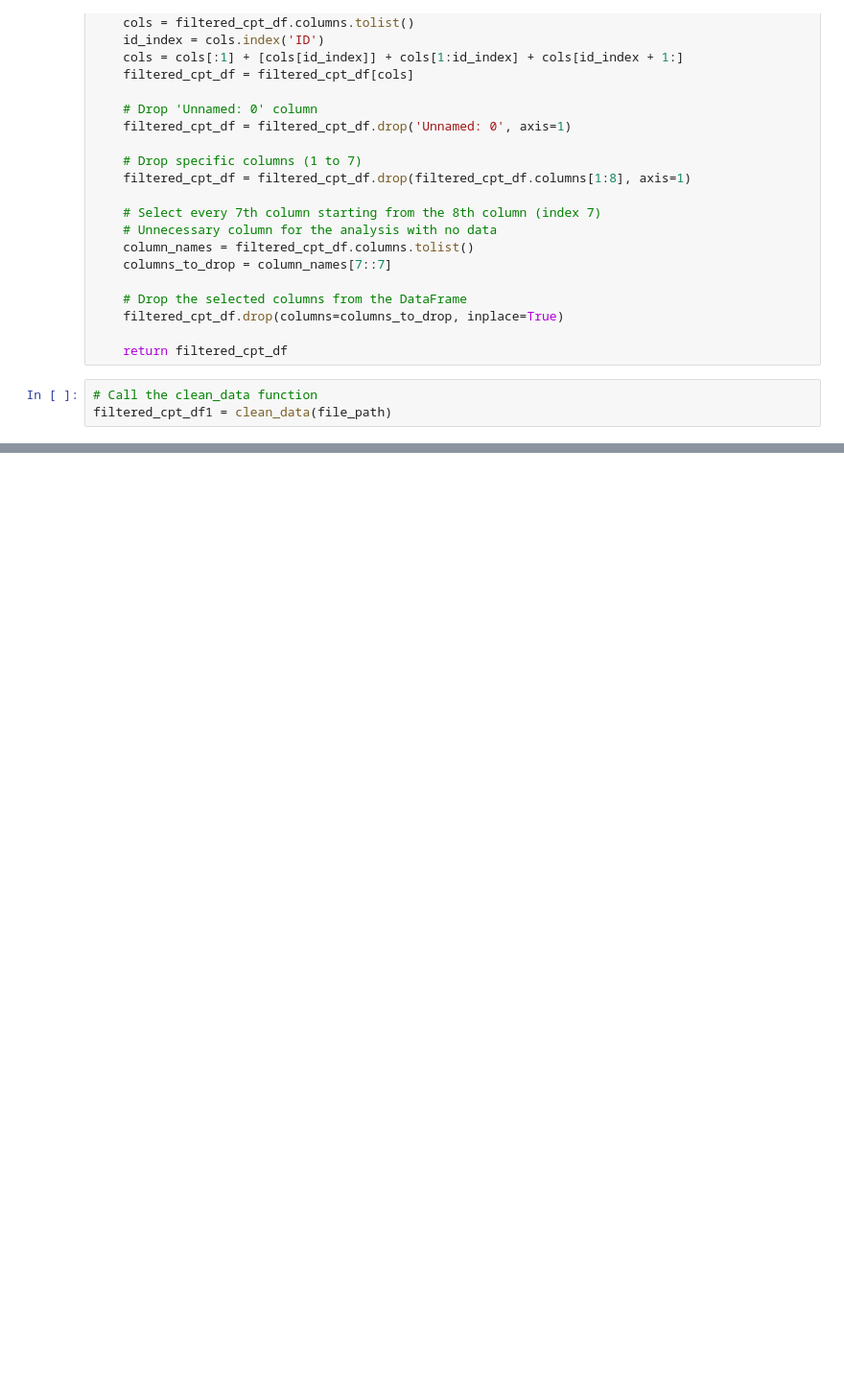
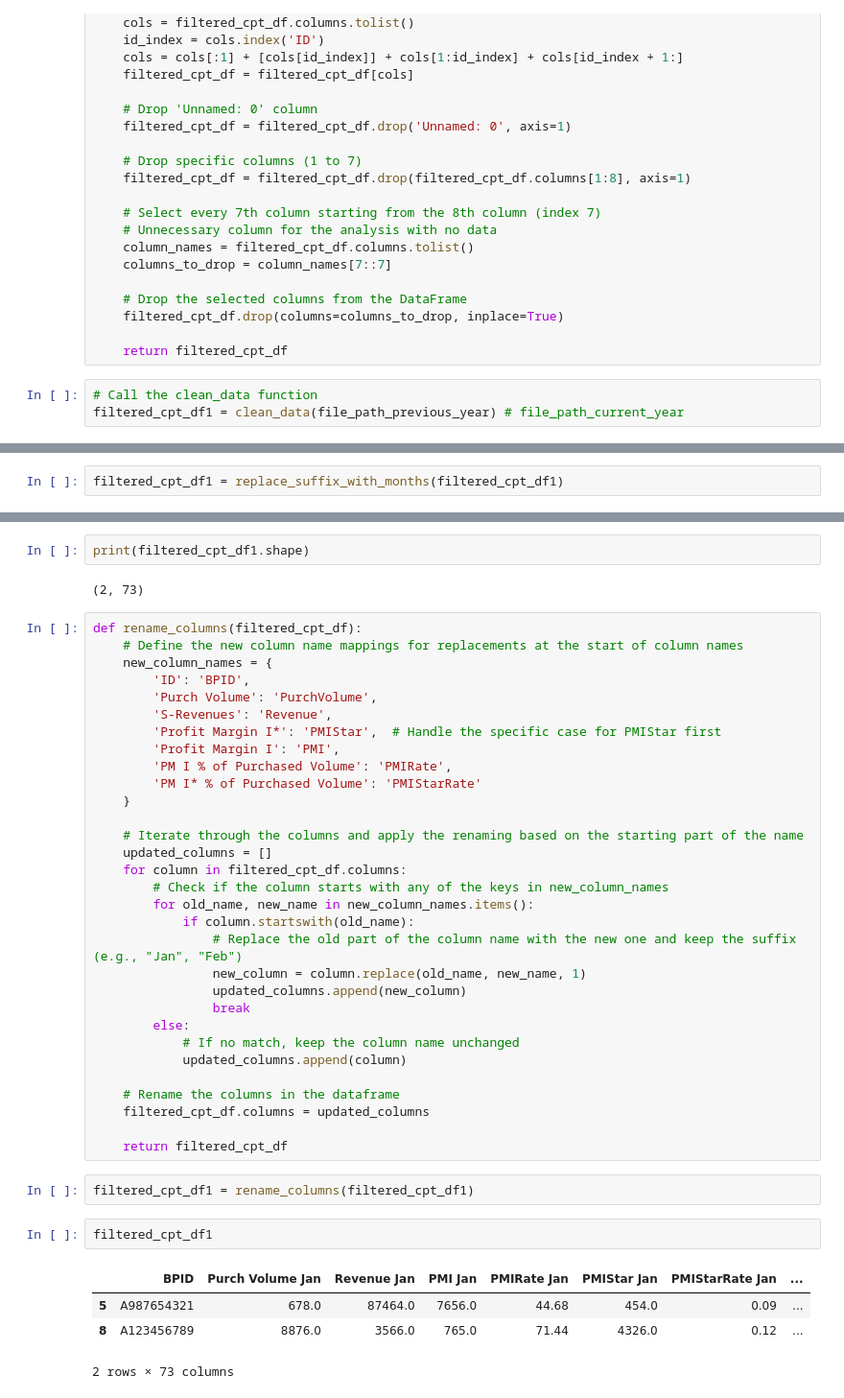
Before and after one commit to yonabell/Report, a Jupyter notebook: Reporting_final_python_code.ipynb, the cells around one changed output, grey strips where cells are left out. Shown at 96% size. Saved outputs shown, nothing was run; the diff lists cells and outputs as text; blank space fills up the shorter version.

```diff
--- a/Reporting_final_python_code.ipynb
+++ b/Reporting_final_python_code.ipynb
@@ -46,7 +51,7 @@ def clean_data(file_path):
     return filtered_cpt_df
 # %%
 # Call the clean_data function
-filtered_cpt_df1 = clean_data(file_path)
+filtered_cpt_df1 = clean_data(file_path_previous_year) # file_path_current_year
 # %%
 # Display the filtered_cpt_df
 filtered_cpt_df1
@@ -120,0 +109,2 @@ aggregated_df1
+# %%
+filtered_cpt_df1 = replace_suffix_with_months(filtered_cpt_df1)
@@ -120,0 +118,44 @@ aggregated_df1
+# %%
+print(filtered_cpt_df1.shape)
+# %% [output]
+(2, 73)
+# %%
+def rename_columns(filtered_cpt_df):
+    # Define the new column name mappings for replacements at the start of column names
+    new_column_names = {
+        'ID': 'BPID',
+        'Purch Volume': 'PurchVolume',
+        'S-Revenues': 'Revenue',
+        'Profit Margin I*': 'PMIStar',  # Handle the specific case for PMIStar first
+        'Profit Margin I': 'PMI',
+        'PM I % of Purchased Volume': 'PMIRate',
+        'PM I* % of Purchased Volume': 'PMIStarRate'
+    }
+
+    # Iterate through the columns and apply the renaming based on the starting part of the name
+    updated_columns = []
+    for column in filtered_cpt_df.columns:
+        # Check if the column starts with any of the keys in new_column_names
+        for old_name, new_name in new_column_names.items():
+            if column.startswith(old_name):
+                # Replace the old part of the column name with the new one and keep the suffix (e.g., "Jan", "Feb")
+                new_column = column.replace(old_name, new_name, 1)
+                updated_columns.append(new_column)
+                break
+        else:
+            # If no match, keep the column name unchanged
+            updated_columns.append(column)
+
+    # Rename the columns in the dataframe
+    filtered_cpt_df.columns = updated_columns
+
+    return filtered_cpt_df
+# %%
+filtered_cpt_df1 = rename_columns(filtered_cpt_df1)
+# %%
+filtered_cpt_df1
+# %% [output]
+|  | BPID | Purch Volume Jan | Revenue Jan | PMI Jan | PMIRate Jan | PMIStar Jan | PMIStarRate Jan | ... |
+| 5 | A987654321 | 678.0 | 87464.0 | 7656.0 | 44.68 | 454.0 | 0.09 | ... |
+| 8 | A123456789 | 8876.0 | 3566.0 | 765.0 | 71.44 | 4326.0 | 0.12 | ... |
+2 rows × 73 columns
```
Also changed, not shown: parts of 51 cells of this notebook.
